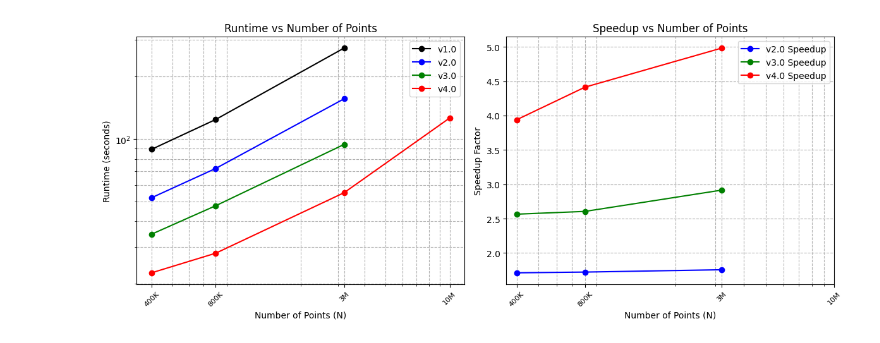
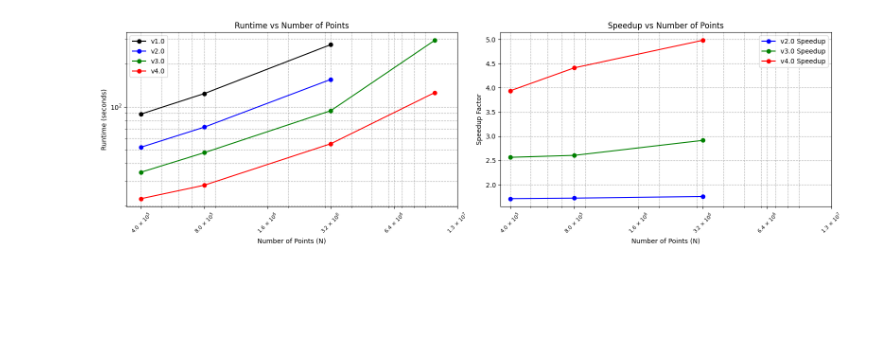
Before and after one commit to ut-padas/affini, a Jupyter notebook: docs/speedup.ipynb, the cells around one changed output. Cells and saved outputs as stored; diff of their text form; code cells hidden in the pictures; blank space fills up the shorter version.

```diff
--- a/docs/speedup.ipynb
+++ b/docs/speedup.ipynb
@@ -2,13 +2,12 @@
 import matplotlib.pyplot as plt
 import numpy as np
 import pandas as pd
-from matplotlib.ticker import LogFormatter, LogLocator
 
 version_times_vs_n = [
     [400_000, 89, 52, 34.7, 22.6],
     [800_000, 124, 72, 47.6, 28.1],
     [3_200_000, 274, 156, 94, 55.0],
-    [10_000_000, np.nan, np.nan, np.nan, 126],
+    [10_000_000, np.nan, np.nan, 294, 126],
 ]
 labels = ["N", "v1.0", "v2.0", "v3.0", "v4.0"]
 df = pd.DataFrame(version_times_vs_n, columns=labels)
@@ -21,7 +20,7 @@ versions = ["v2.0", "v3.0", "v4.0"]
 colors = ["blue", "green", "red"]
 
 # Plot subplot of runtimes vs N and speedups vs N
-fig, (ax1, ax2) = plt.subplots(1, 2, figsize=(12, 5))
+fig, (ax1, ax2) = plt.subplots(1, 2, figsize=(16, 5))
 
 # Plot v1.0 runtime
 ax1.plot(df["N"], df["v1.0"], marker="o", label="v1.0", color="black")
@@ -34,10 +33,24 @@ ax1.set_xscale("log")
 ax1.set_yscale("log")
 
 # Force specific x-ticks to show
-xticks = df["N"].values
+xticks = [4e5, 8e5, 1.6e6, 3.2e6, 6.4e6, 1.28e7]
+
+
+def x_ticks_helper(vals: list[float]) -> list[str]:
+    labels = []
+    for x in vals:
+        if x == 0:
+            labels.append("0")
+        else:
+            exp = int(np.log10(abs(x)))
+            mant = x / (10**exp)
+            labels.append(rf"{mant:.1f} $\times$ 10$^{{{exp}}}$")
+    return labels
+
+
 ax1.set_xticks(xticks)
 ax1.set_xticklabels(
-    [f"{int(x/1e6)}M" if x >= 1e6 else f"{int(x/1e3)}K" for x in xticks],
+    x_ticks_helper(xticks),
     rotation=45,
     fontsize=8,
 )
@@ -46,32 +59,32 @@ ax1.set_xlabel("Number of Points (N)")
 ax1.set_ylabel("Runtime (seconds)")
 ax1.set_title("Runtime vs Number of Points")
 ax1.grid(True, which="both", ls="--")
 ax1.legend()
 
 # Loop over versions for speedup
 for i, version in enumerate(versions):
     speedup_col = f"speedup_{version}"
     ax2.plot(
         df["N"],
         df[speedup_col],
         marker="o",
         label=f"{version} Speedup",
         color=colors[i],
     )
 
 ax2.set_xscale("log")
 ax2.set_xticks(xticks)
 ax2.set_xticklabels(
-    [f"{int(x/1e6)}M" if x >= 1e6 else f"{int(x/1e3)}K" for x in xticks],
+    x_ticks_helper(xticks),
     rotation=45,
     fontsize=8,
 )
 ax2.set_xlabel("Number of Points (N)")
 ax2.set_ylabel("Speedup Factor")
 ax2.set_title("Speedup vs Number of Points")
 ax2.grid(True, which="both", ls="--")
 ax2.legend()
 
 plt.tight_layout()
 # %% [output]
-[figure, old version]
+[figure, new version]
```
Also changed, not shown: 1 other file.
